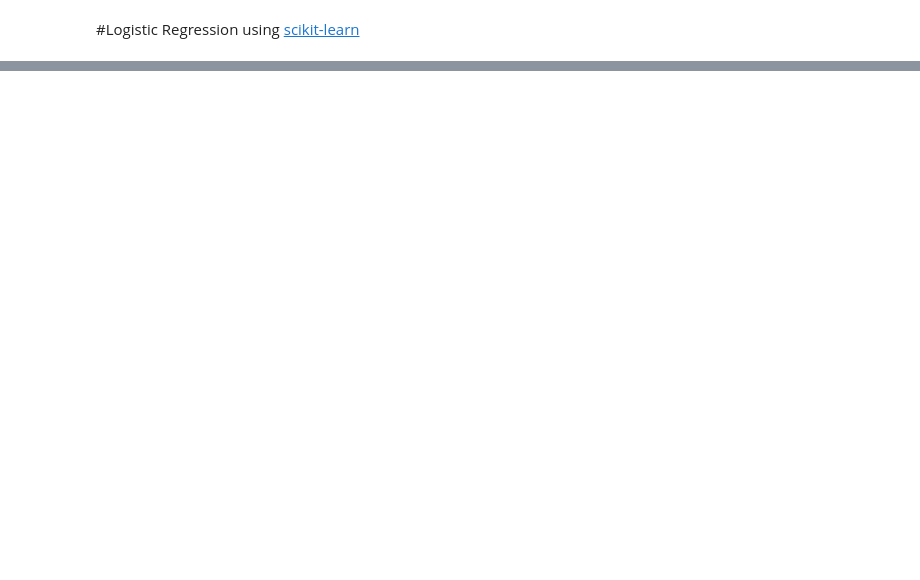
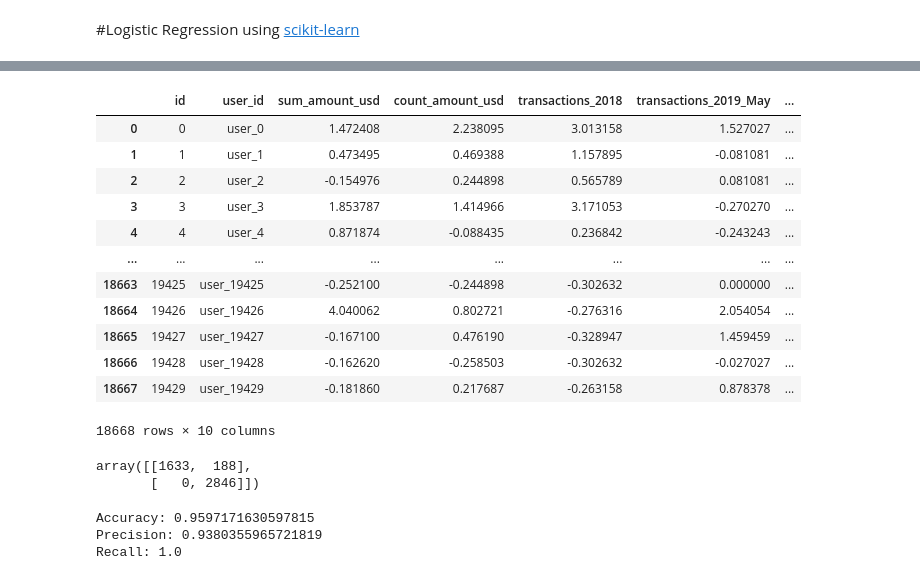
Before and after one commit to atlas-github/fstep_19, a Jupyter notebook: intro_to_bigdata&ai.ipynb, the cells around one changed output, grey strips where cells are left out. Cells and saved outputs as stored; diff of their text form; code cells hidden in the pictures; blank space fills up the shorter version.

```diff
--- a/intro_to_bigdata&ai.ipynb
+++ b/intro_to_bigdata&ai.ipynb
@@ -412,0 +550,21 @@ files.download("malaysiastockbiz.csv")
+# %%
+df['sum_amount_usd'] = df_temp['sum_amount_usd']
+df['count_amount_usd'] = df_temp['count_amount_usd']
+df['transactions_2018'] = df_temp['transactions_2018']
+df['transactions_2019_May'] = df_temp['transactions_2019_May']
+df['months'] = df_temp['months']
+df
+# %% [output]
+|  | id | user_id | sum_amount_usd | count_amount_usd | transactions_2018 | transactions_2019_May | ... |
+| 0 | 0 | user_0 | 1.472408 | 2.238095 | 3.013158 | 1.527027 | ... |
+| 1 | 1 | user_1 | 0.473495 | 0.469388 | 1.157895 | -0.081081 | ... |
+| 2 | 2 | user_2 | -0.154976 | 0.244898 | 0.565789 | 0.081081 | ... |
+| 3 | 3 | user_3 | 1.853787 | 1.414966 | 3.171053 | -0.270270 | ... |
+| 4 | 4 | user_4 | 0.871874 | -0.088435 | 0.236842 | -0.243243 | ... |
+| ... | ... | ... | ... | ... | ... | ... | ... |
+| 18663 | 19425 | user_19425 | -0.252100 | -0.244898 | -0.302632 | 0.000000 | ... |
+| 18664 | 19426 | user_19426 | 4.040062 | 0.802721 | -0.276316 | 2.054054 | ... |
+| 18665 | 19427 | user_19427 | -0.167100 | 0.476190 | -0.328947 | 1.459459 | ... |
+| 18666 | 19428 | user_19428 | -0.162620 | -0.258503 | -0.302632 | -0.027027 | ... |
+| 18667 | 19429 | user_19429 | -0.181860 | 0.217687 | -0.263158 | 0.878378 | ... |
+18668 rows × 10 columns
@@ -412,0 +589,15 @@ files.download("malaysiastockbiz.csv")
+# %%
+from sklearn import metrics
+cnf_matrix = metrics.confusion_matrix(y_test, y_pred)
+cnf_matrix
+# %% [output]
+array([[1633,  188],
+       [   0, 2846]])
+# %%
+print("Accuracy:",metrics.accuracy_score(y_test, y_pred))
+print("Precision:",metrics.precision_score(y_test, y_pred))
+print("Recall:",metrics.recall_score(y_test, y_pred))
+# %% [output]
+Accuracy: 0.9597171630597815
+Precision: 0.9380355965721819
+Recall: 1.0
```
Also changed, not shown: parts of 22 cells of this notebook.
